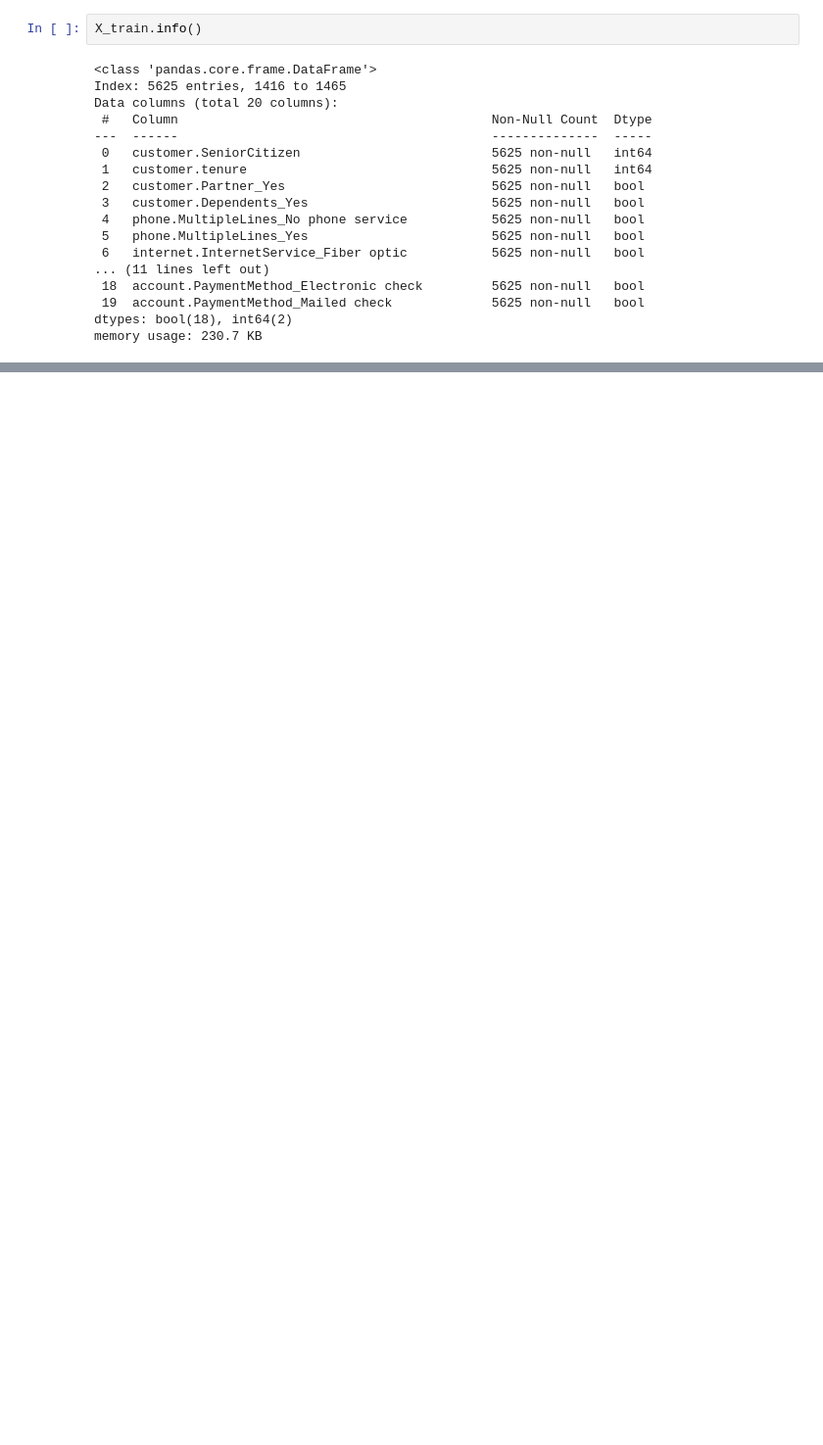
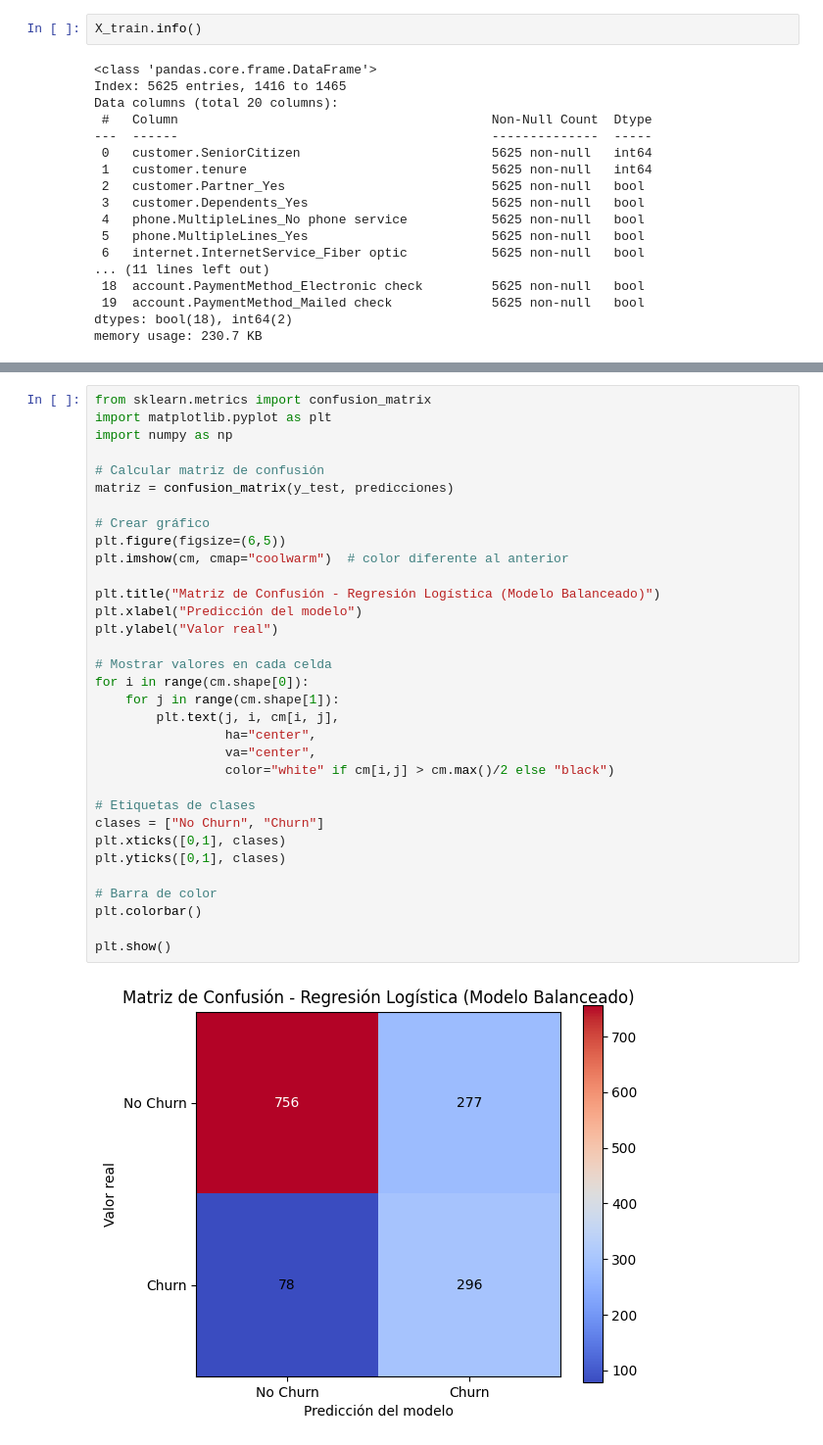
Before and after one commit to aalonsomt/Challenge-TelecomX_2, a Jupyter notebook: TelecomX_2.ipynb, the cells around one changed output, grey strips where cells are left out. Shown at 98% size. Cells and saved outputs as stored; diff of their text form; blank space fills up the shorter version.

```diff
--- a/TelecomX_2.ipynb
+++ b/TelecomX_2.ipynb
@@ -308,0 +447,35 @@ memory usage: 230.7 KB
+# %%
+from sklearn.metrics import confusion_matrix
+import matplotlib.pyplot as plt
+import numpy as np
+
+# Calcular matriz de confusión
+matriz = confusion_matrix(y_test, predicciones)
+
+# Crear gráfico
+plt.figure(figsize=(6,5))
+plt.imshow(cm, cmap="coolwarm")  # color diferente al anterior
+
+plt.title("Matriz de Confusión - Regresión Logística (Modelo Balanceado)")
+plt.xlabel("Predicción del modelo")
+plt.ylabel("Valor real")
+
+# Mostrar valores en cada celda
+for i in range(cm.shape[0]):
+    for j in range(cm.shape[1]):
+        plt.text(j, i, cm[i, j],
+                 ha="center",
+                 va="center",
+                 color="white" if cm[i,j] > cm.max()/2 else "black")
+
+# Etiquetas de clases
+clases = ["No Churn", "Churn"]
+plt.xticks([0,1], clases)
+plt.yticks([0,1], clases)
+
+# Barra de color
+plt.colorbar()
+
+plt.show()
+# %% [output]
+[figure, added]
```
Also changed, not shown: parts of 23 cells of this notebook.
